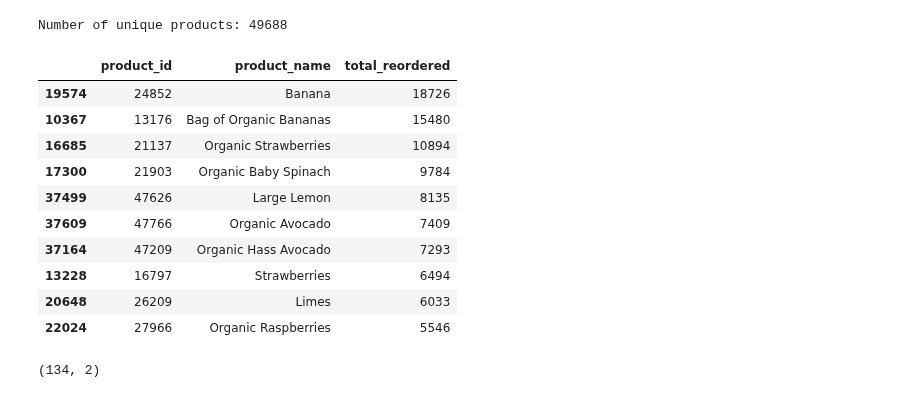
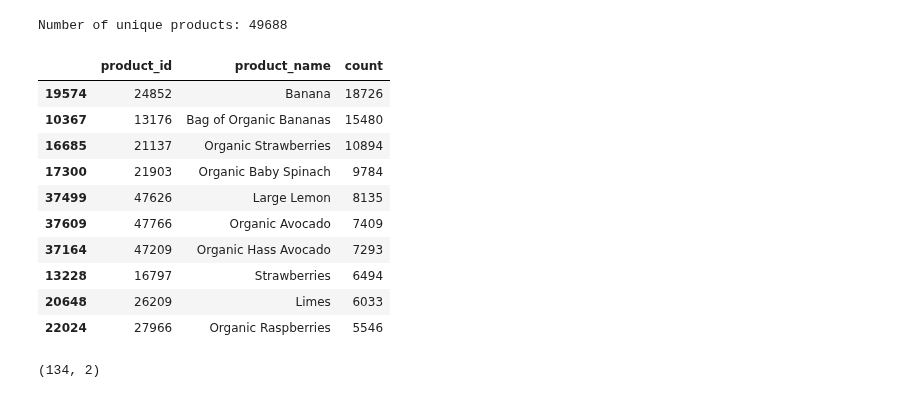
Before and after one commit to alekseisolovev/kaggle, a Jupyter notebook: instacart-market/instacart_market_basket_analysis_eda.ipynb, the cells around one changed output. Saved outputs shown, nothing was run; the diff lists cells and outputs as text; code cells hidden in the pictures.

```diff
--- a/instacart-market/instacart_market_basket_analysis_eda.ipynb
+++ b/instacart-market/instacart_market_basket_analysis_eda.ipynb
@@ -145,12 +145,13 @@ print('Number of unique products: {}'.format(len(products.product_id.unique())))
 # %% [output]
 Number of unique products: 49688
 # %%
-best_selling_products = order_products_train.groupby('product_id')['reordered'].aggregate(
-    {'total_reordered': 'count'}).reset_index()
+best_selling_products = order_products_train.groupby(
+    'product_id')['add_to_cart_order'].agg(['count']).reset_index()
+
 best_selling_products = pd.merge(products[['product_id', 'product_name']], best_selling_products)
-best_selling_products.nlargest(10, columns='total_reordered')
+best_selling_products.nlargest(10, columns='count')
 # %% [output]
-|  | product_id | product_name | total_reordered |
+|  | product_id | product_name | count |
 | 19574 | 24852 | Banana | 18726 |
 | 10367 | 13176 | Bag of Organic Bananas | 15480 |
 | 16685 | 21137 | Organic Strawberries | 10894 |
```
Also changed, not shown: parts of 5 cells of this notebook.
